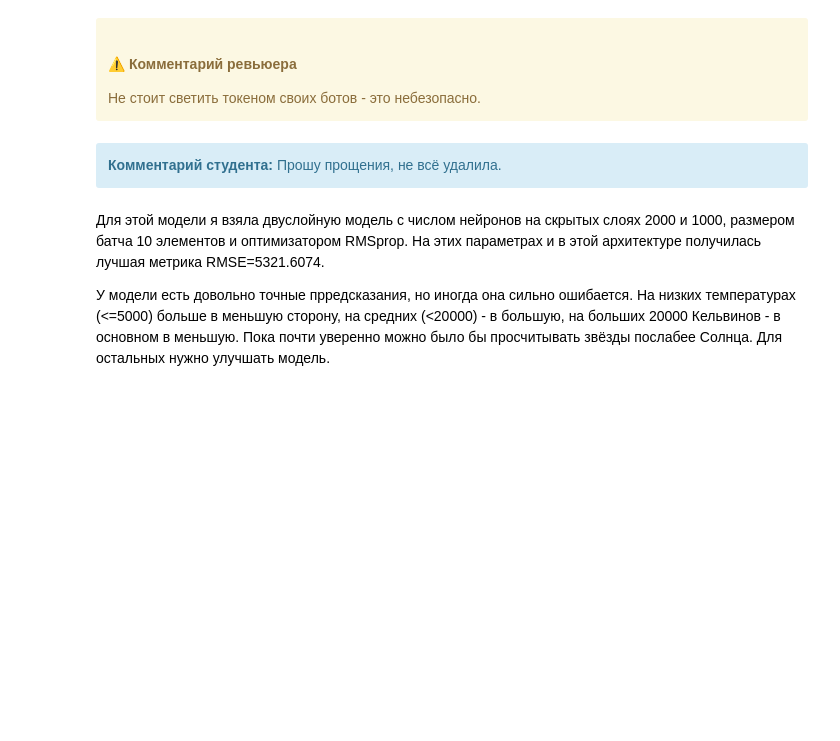
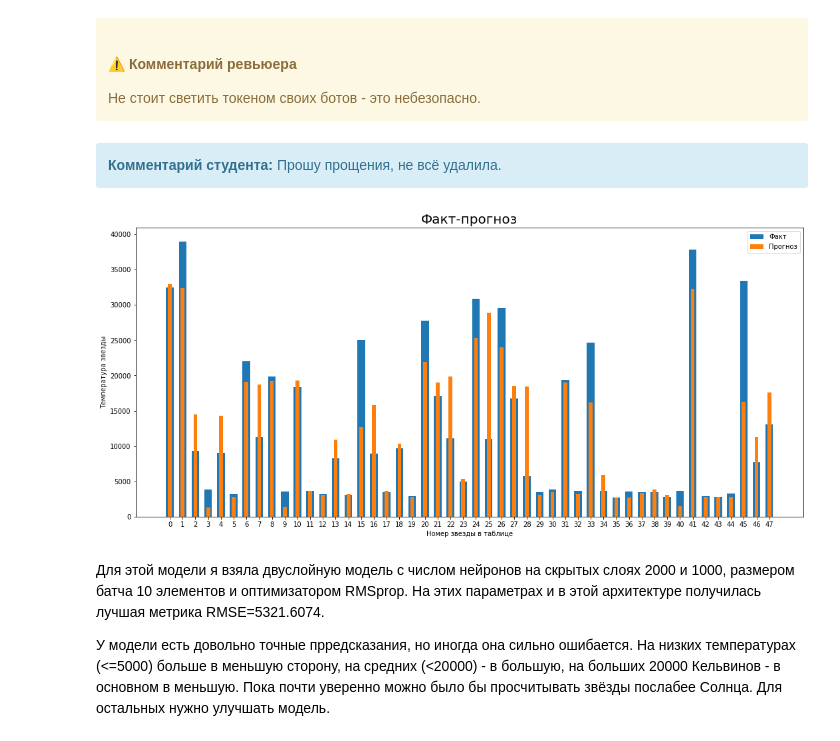
Before and after one commit to maria-smiles/stars, a Jupyter notebook: stars_v4_r1_2.ipynb, the cells around one changed output. Cells and saved outputs as stored; diff of their text form; code cells hidden in the pictures; blank space fills up the shorter version.

```diff
--- a/stars_v4_r1_2.ipynb
+++ b/stars_v4_r1_2.ipynb
@@ -719,29 +725,29 @@ arr_rmse = [list(rmse1_1.sort_values('rmse').head(1)['rmse'].astype('float'))[0]
 min_rmse = min(arr_rmse)
 # %%
 if min_rmse == arr_rmse[0]:
-    n_hidden_neurons_1_m = rmse1_2.sort_values('rmse').head(1)['n_hidden_neurons_1']
+    n_hidden_neurons_1_m = list(rmse1_2.sort_values('rmse').head(1)['n_hidden_neurons_1'].astype('int64'))[0]
     n_hidden_neurons_2_m = -1
     n_hidden_neurons_3_m = -1
-    batch_size_m = rmse1_2.sort_values('rmse').head(1)['batch_size']
+    batch_size_m = list(rmse1_2.sort_values('rmse').head(1)['batch_size'].astype('int64'))[0]
     optimizer_m = 1
 
 elif min_rmse == arr_rmse[1]:
-    n_hidden_neurons_1_m = rmse1_1.sort_values('rmse').head(1)['n_hidden_neurons_1']
+    n_hidden_neurons_1_m = list(rmse1_1.sort_values('rmse').head(1)['n_hidden_neurons_1'].astype('int64'))[0]
     n_hidden_neurons_2_m = -1
     n_hidden_neurons_3_m = -1
-    batch_size_m = rmse1_1.sort_values('rmse').head(1)['batch_size']
+    batch_size_m = list(rmse1_1.sort_values('rmse').head(1)['batch_size'].astype('int64'))[0]
     optimizer_m = 2
 
 elif min_rmse == arr_rmse[2]:
-    n_hidden_neurons_1_m = rmse2_1.sort_values('rmse').head(1)['n_hidden_neurons_1']
-    n_hidden_neurons_2_m = rmse2_1.sort_values('rmse').head(1)['n_hidden_neurons_2']
+    n_hidden_neurons_1_m = list(rmse2_1.sort_values('rmse').head(1)['n_hidden_neurons_1'].astype('int64'))[0]
+    n_hidden_neurons_2_m = list(rmse2_1.sort_values('rmse').head(1)['n_hidden_neurons_2'].astype('int64'))[0]
     n_hidden_neurons_3_m = -1
-    batch_size_m = rmse2_1.sort_values('rmse').head(1)['batch_size']
+    batch_size_m = list(rmse2_1.sort_values('rmse').head(1)['batch_size'].astype('int64'))[0]
     optimizer_m = 1
 
 elif min_rmse == arr_rmse[3]:
-    n_hidden_neurons_1_m = rmse2_2.sort_values('rmse').head(1)['n_hidden_neurons_1']
-    n_hidden_neurons_2_m = rmse2_2.sort_values('rmse').head(1)['n_hidden_neurons_2']
+    n_hidden_neurons_1_m = list(rmse2_2.sort_values('rmse').head(1)['n_hidden_neurons_1'].astype('int64'))[0]
+    n_hidden_neurons_2_m = list(rmse2_2.sort_values('rmse').head(1)['n_hidden_neurons_2'].astype('int64'))[0]
     n_hidden_neurons_3_m = -1
-    batch_size_m = rmse2_2.sort_values('rmse').head(1)['batch_size']
+    batch_size_m = list(rmse2_2.sort_values('rmse').head(1)['batch_size'].astype('int64'))[0]
     optimizer_m = 2
@@ -792,8 +810,8 @@ for epoch in range(num_epochs):
             optimizer.step()
             optimizer.zero_grad()
 
-    #if epoch == num_epochs - 1:
-    while epoch <= num_epochs - 1:
+    if epoch%5 == 0 or epoch == num_epochs - 1:
+
         net.eval()
         err_train_log.append(np.mean(err_log))
         test_preds_first = net.forward(X_test).flatten()
@@ -833,21 +855,23 @@ plt.show()
 <b>Комментарий студента:</b> Прошу прощения, не всё удалила.
 </div>
 # %%
-y1 = torch.FloatTensor(test_preds.cpu()).detach().numpy().reshape([-1])
+y1 = torch.FloatTensor(test_preds_first.cpu()).detach().numpy().reshape([-1])
 y2 = y_test.detach().cpu().numpy().reshape([-1])
 x = np.arange(len(y1))
 
 fig,ax = plt.subplots()
 fig.set_figwidth(18)
 fig.set_figheight(8)
 ax.set_xticks(x)
 fact = ax.bar(x, y2, width = 0.6, label = 'Факт')
 forecast = ax.bar(x, y1, width = 0.3, label = 'Прогноз')
 ax.legend()
 ax.set_title('Факт-прогноз', fontsize=20)
 ax.set_xlabel('Номер звезды в таблице')
 ax.set_ylabel('Температура звезды')
 plt.show()
+# %% [output]
+[figure, added]
 # %% [markdown]
 Для этой модели я взяла двуслойную модель с числом нейронов на скрытых слоях 2000 и 1000, размером батча 10 элементов и оптимизатором RMSprop.
 На этих параметрах и в этой архитектуре получилась лучшая метрика RMSE=5321.6074.
```
Also changed, not shown: parts of 9 cells of this notebook, 1 other file.
